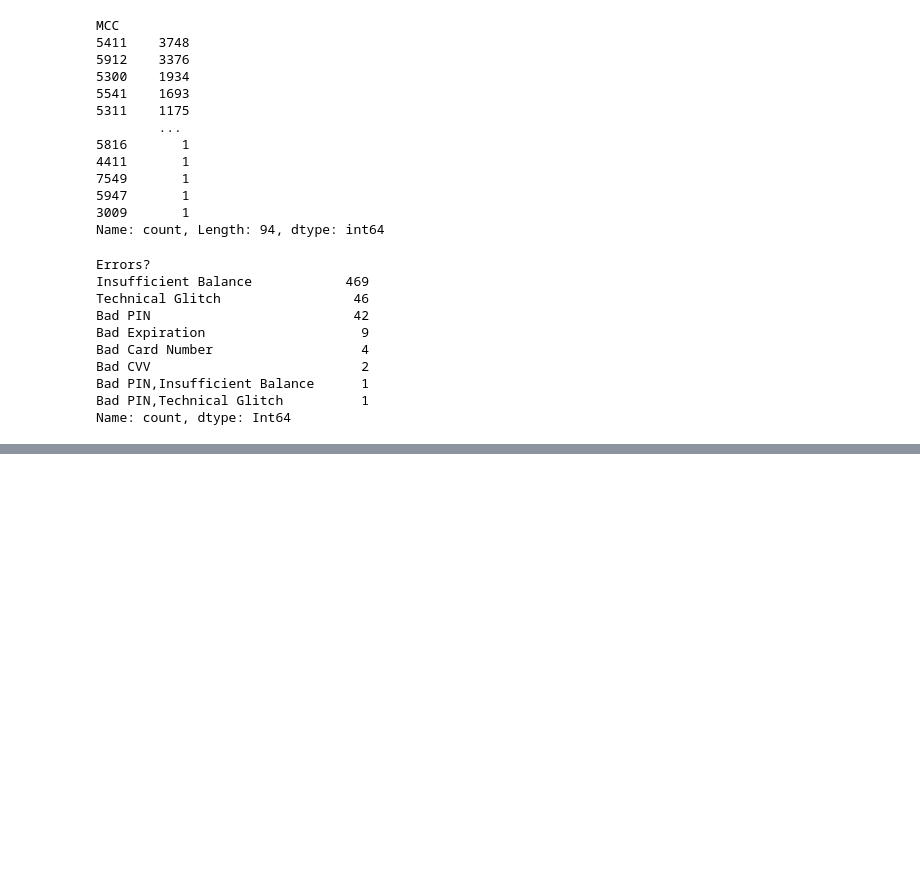
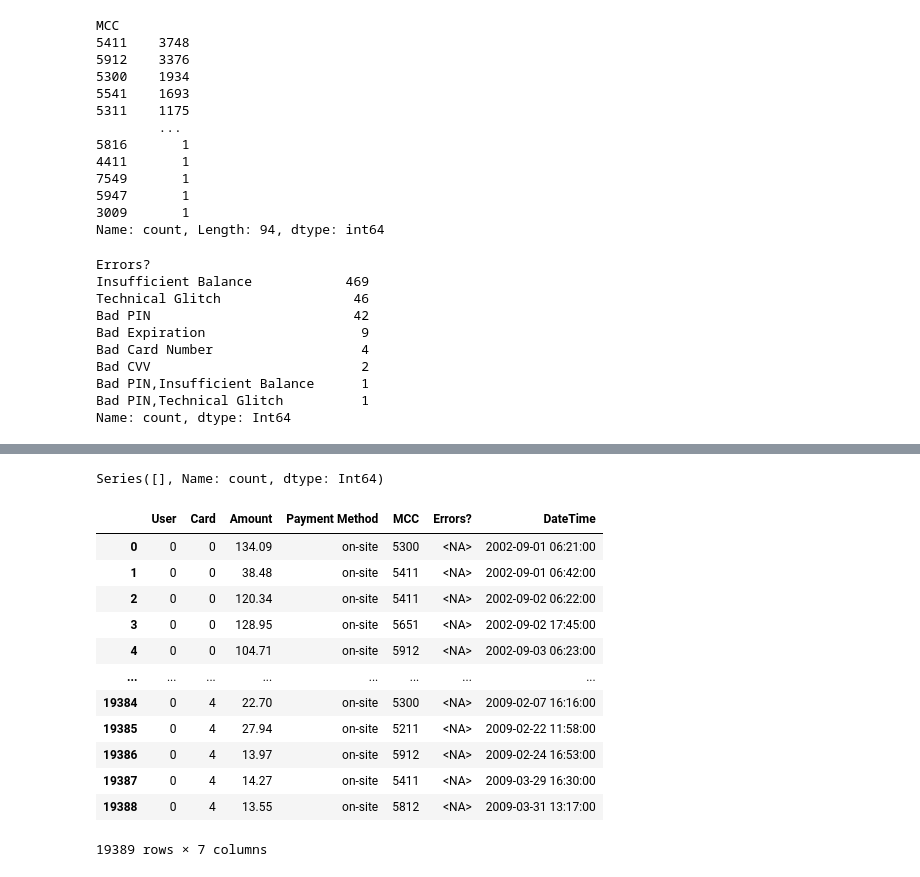
Before and after one commit to NourHabra/FUSE-AI, a Jupyter notebook: processing.ipynb, the cells around one changed output, grey strips where cells are left out. Drawn from its saved outputs; the diff is of its cells as text; code cells hidden in the pictures; blank space fills up the shorter version.

```diff
--- a/processing.ipynb
+++ b/processing.ipynb
@@ -157,0 +169,3 @@ Name: count, dtype: Int64
+# %%
+data = data[data['Errors?'].isna()]
+data.shape
@@ -157,0 +191,20 @@ Name: count, dtype: Int64
+# %%
+data['Errors?'].value_counts()
+# %% [output]
+Series([], Name: count, dtype: Int64)
+# %%
+data.reset_index(drop=True)
+# %% [output]
+|  | User | Card | Amount | Payment Method | MCC | Errors? | DateTime |
+| 0 | 0 | 0 | 134.09 | on-site | 5300 | <NA> | 2002-09-01 06:21:00 |
+| 1 | 0 | 0 | 38.48 | on-site | 5411 | <NA> | 2002-09-01 06:42:00 |
+| 2 | 0 | 0 | 120.34 | on-site | 5411 | <NA> | 2002-09-02 06:22:00 |
+| 3 | 0 | 0 | 128.95 | on-site | 5651 | <NA> | 2002-09-02 17:45:00 |
+| 4 | 0 | 0 | 104.71 | on-site | 5912 | <NA> | 2002-09-03 06:23:00 |
+| ... | ... | ... | ... | ... | ... | ... | ... |
+| 19384 | 0 | 4 | 22.70 | on-site | 5300 | <NA> | 2009-02-07 16:16:00 |
+| 19385 | 0 | 4 | 27.94 | on-site | 5211 | <NA> | 2009-02-22 11:58:00 |
+| 19386 | 0 | 4 | 13.97 | on-site | 5912 | <NA> | 2009-02-24 16:53:00 |
+| 19387 | 0 | 4 | 14.27 | on-site | 5411 | <NA> | 2009-03-29 16:30:00 |
+| 19388 | 0 | 4 | 13.55 | on-site | 5812 | <NA> | 2009-03-31 13:17:00 |
+19389 rows × 7 columns
```
Also changed, not shown: parts of 7 cells of this notebook.
